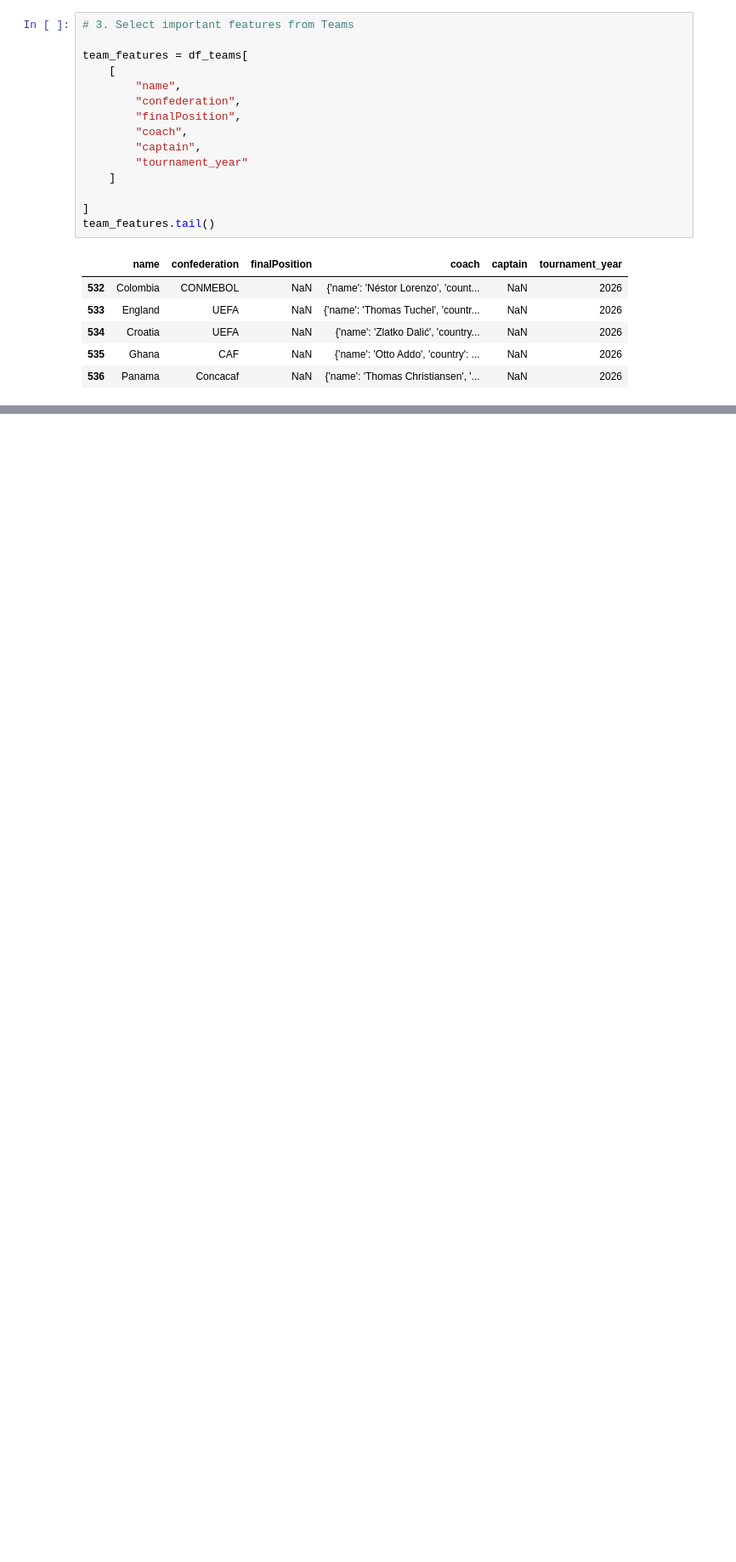
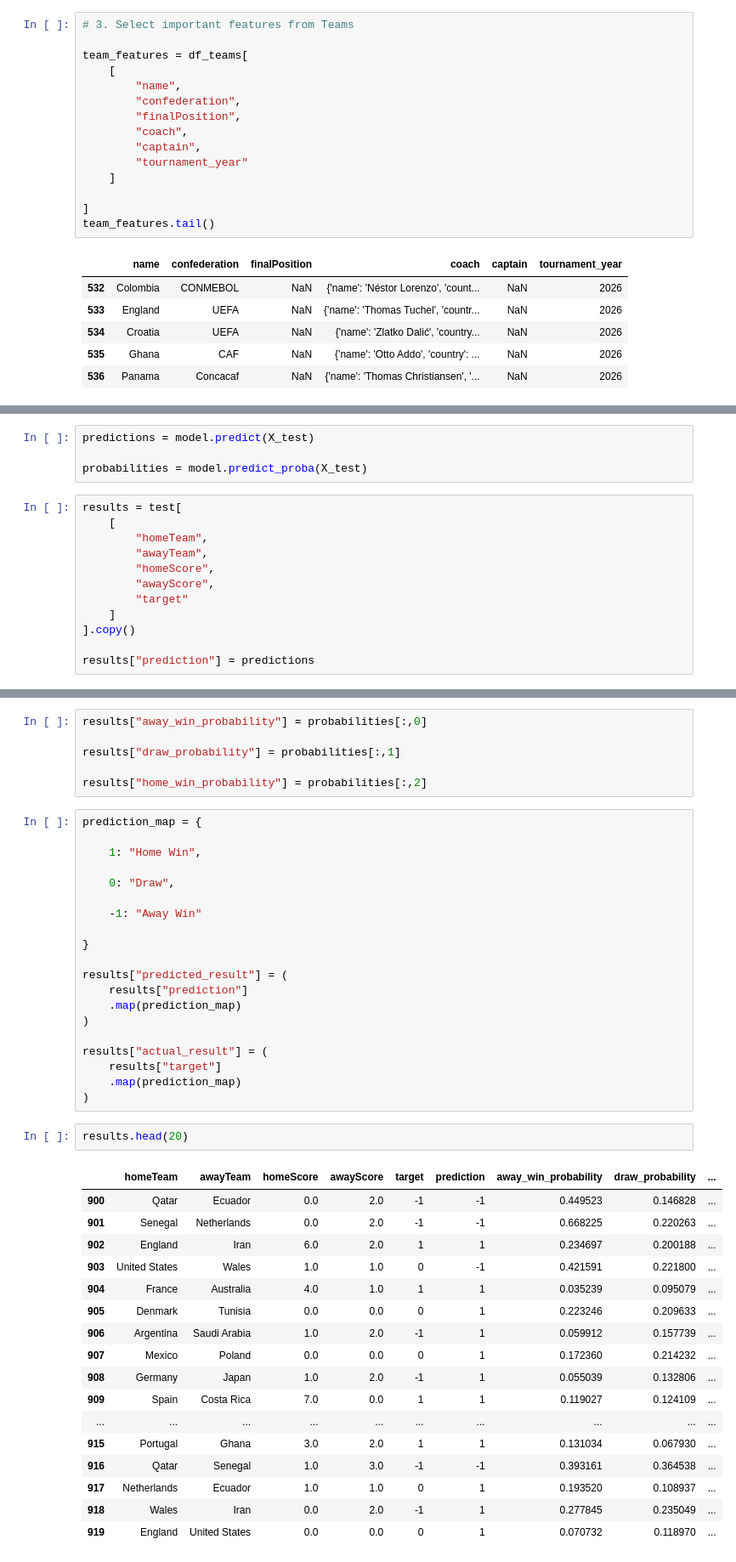
Before and after one commit to EWanjau/worldcup_2026_predictor, a Jupyter notebook: notebooks/eda.ipynb, the cells around one changed output, grey strips where cells are left out. Shown at 85% size. Drawn from its saved outputs; the diff is of its cells as text; blank space fills up the shorter version.

```diff
--- a/notebooks/eda.ipynb
+++ b/notebooks/eda.ipynb
@@ -75,0 +1717,16 @@ team_features.tail()
+# %%
+predictions = model.predict(X_test)
+
+probabilities = model.predict_proba(X_test)
+# %%
+results = test[
+    [
+        "homeTeam",
+        "awayTeam",
+        "homeScore",
+        "awayScore",
+        "target"
+    ]
+].copy()
+
+results["prediction"] = predictions
@@ -75,0 +1739,46 @@ team_features.tail()
+# %%
+results["away_win_probability"] = probabilities[:,0]
+
+results["draw_probability"] = probabilities[:,1]
+
+results["home_win_probability"] = probabilities[:,2]
+# %%
+prediction_map = {
+
+    1: "Home Win",
+
+    0: "Draw",
+
+    -1: "Away Win"
+
+}
+
+results["predicted_result"] = (
+    results["prediction"]
+    .map(prediction_map)
+)
+
+results["actual_result"] = (
+    results["target"]
+    .map(prediction_map)
+)
+# %%
+results.head(20)
+# %% [output]
+|  | homeTeam | awayTeam | homeScore | awayScore | target | prediction | away_win_probability | draw_probability | ... |
+| 900 | Qatar | Ecuador | 0.0 | 2.0 | -1 | -1 | 0.449523 | 0.146828 | ... |
+| 901 | Senegal | Netherlands | 0.0 | 2.0 | -1 | -1 | 0.668225 | 0.220263 | ... |
+| 902 | England | Iran | 6.0 | 2.0 | 1 | 1 | 0.234697 | 0.200188 | ... |
+| 903 | United States | Wales | 1.0 | 1.0 | 0 | -1 | 0.421591 | 0.221800 | ... |
+| 904 | France | Australia | 4.0 | 1.0 | 1 | 1 | 0.035239 | 0.095079 | ... |
+| 905 | Denmark | Tunisia | 0.0 | 0.0 | 0 | 1 | 0.223246 | 0.209633 | ... |
+| 906 | Argentina | Saudi Arabia | 1.0 | 2.0 | -1 | 1 | 0.059912 | 0.157739 | ... |
+| 907 | Mexico | Poland | 0.0 | 0.0 | 0 | 1 | 0.172360 | 0.214232 | ... |
+| 908 | Germany | Japan | 1.0 | 2.0 | -1 | 1 | 0.055039 | 0.132806 | ... |
+| 909 | Spain | Costa Rica | 7.0 | 0.0 | 1 | 1 | 0.119027 | 0.124109 | ... |
+| ... | ... | ... | ... | ... | ... | ... | ... | ... | ... |
+| 915 | Portugal | Ghana | 3.0 | 2.0 | 1 | 1 | 0.131034 | 0.067930 | ... |
+| 916 | Qatar | Senegal | 1.0 | 3.0 | -1 | -1 | 0.393161 | 0.364538 | ... |
+| 917 | Netherlands | Ecuador | 1.0 | 1.0 | 0 | 1 | 0.193520 | 0.108937 | ... |
+| 918 | Wales | Iran | 0.0 | 2.0 | -1 | 1 | 0.277845 | 0.235049 | ... |
+| 919 | England | United States | 0.0 | 0.0 | 0 | 1 | 0.070732 | 0.118970 | ... |
```
Also changed, not shown: parts of 132 cells of this notebook, 17 other files.
